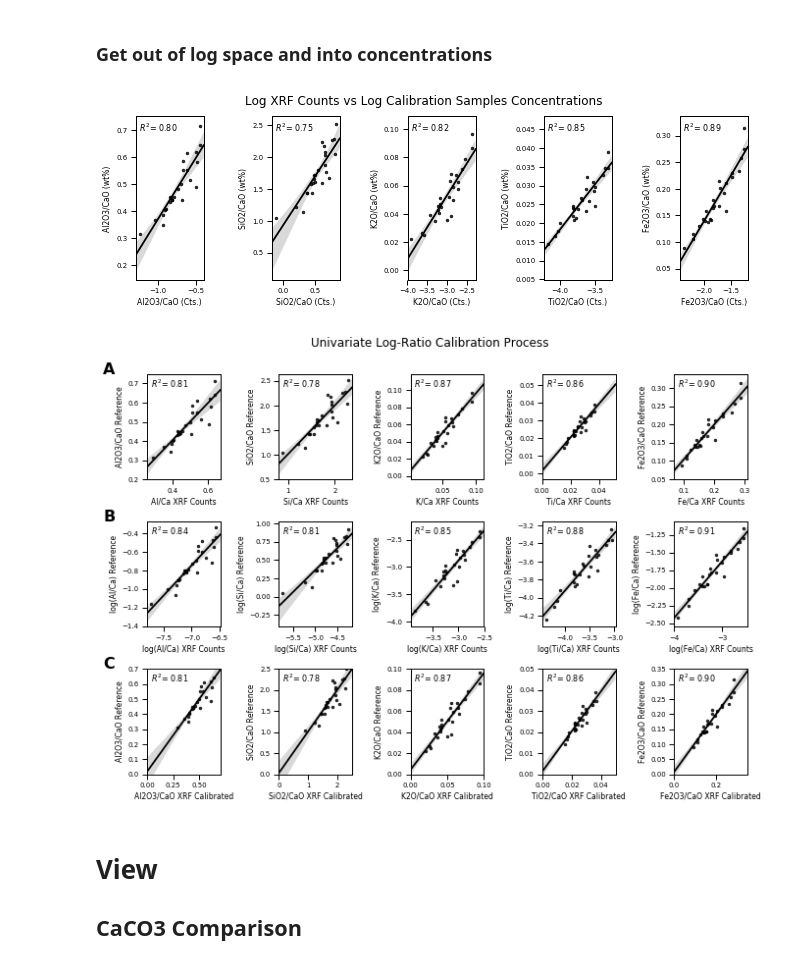
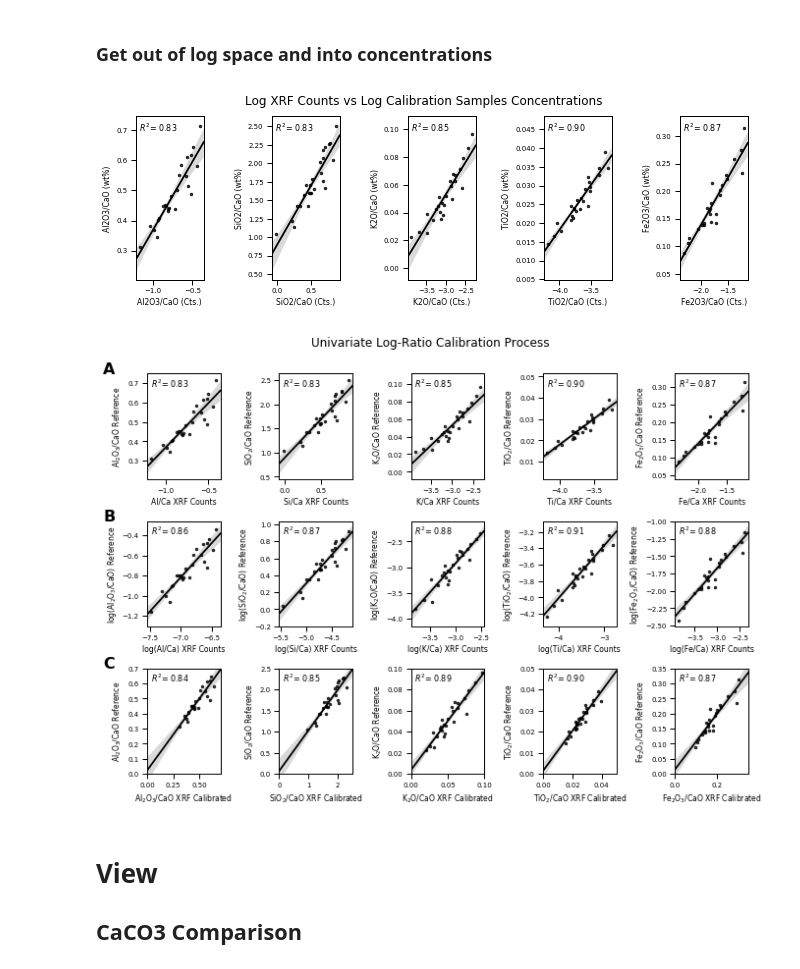
Before and after one commit to danielbabin/U1474_XRF_Data_Report, a Jupyter notebook: Notebooks/xrf_calibration.ipynb, the cells around one changed output. Cells and saved outputs as stored; diff of their text form; code cells hidden in the pictures.

```diff
--- a/Notebooks/xrf_calibration.ipynb
+++ b/Notebooks/xrf_calibration.ipynb
@@ -289,13 +252,14 @@ for i,e in enumerate(e_list):
     ((xrf[xrf['SectionLabel'] == 'U1474D_8H3'][e])).plot(ax=axes[i,0])
     axes[i,0].set_ylabel(e+' counts')
     axes[i,0].set_xlabel('')
-axes[4,0].set_xlabel('Depth CCSF (m)')
+axes[4,0].set_xlabel('Depth (m CCSF)')
 
 for i,e in enumerate(e_list):
     (xrf[e]/xrf['Ca']).loc[62:66].plot(ax=axes[i,1])
     ((xrf[xrf['SectionLabel'] == 'U1474D_8H3'][e])/(xrf[xrf['SectionLabel'] == 'U1474D_8H3']['Ca'])).plot(ax=axes[i,1])
     axes[i,1].set_ylabel(e+'/Ca Ratio (Counts)')
-axes[4,0].set_xlabel('Depth CCSF (m)')
+axes[4,0].set_xlabel('Depth (m CCSF)')
+axes[4,1].set_xlabel('Depth (m CCSF)')
 
 plt.suptitle('U1474-D-8H3',size=10)
 plt.subplots_adjust(wspace=.9,hspace=0,top=.94,bottom=.07,right=.85,left=.15)
@@ -440,6 +404,6 @@ It is common to calibrate X-Ray Flourescense data with well constrained concentr
 At this point, we can assess the quality of our raw data by comparing the xrf counts, relative abundances, to absolute concentrations from our calibration dataset
 ### Import Calibration Dataset
 # %%
-reference_conc_raw=pd.read_csv(data_path+'calibration_samples.csv')
-reference_conc_raw.set_index('Depth CCSF (m)',inplace=True)
+reference_conc_raw=pd.read_csv(table_path+'Table-2 calibration_samples.csv')
+reference_conc_raw.set_index('Top Depth (m CCSF*)',inplace=True)
 reference_conc=reference_conc_raw[['Al2O3','SiO2','K2O','CaO','TiO2','Fe2O3']].copy()
@@ -547,7 +490,7 @@ ref_conc_ratios[str('Fe2O3/'+e)]=reference_conc['Fe2O3']/reference_conc[e]
 First extract counts at depth
 # %%
 cts_check=pd.DataFrame(columns=reference_conc.columns)
-cts_check_ratios=xrf_ratios.reindex(ref_conc_ratios.index,method='nearest')
+cts_check_ratios=xrf_ratios.reindex(ref_conc_ratios.index,method='nearest',tolerance=.02)
 cts_check_ratios.rename(columns={'Al/Ca':'Al2O3/CaO','Si/Ca':'SiO2/CaO','K/Ca':'K2O/CaO',
                                  'Ca/Ca':'CaO/CaO','Ti/Ca':'TiO2/CaO','Fe/Ca':'Fe2O3/CaO'},inplace=True)
 # %% [markdown]
@@ -651,7 +594,7 @@ calibrated.rename(columns={'Al2O3/CaO':'Al2O3','SiO2/CaO':'SiO2','K2O/CaO':'K2O'
 # %%
 calibrated_ratios=np.exp(df_ln_wij_over_wid_xrf)
 # %%
-cts_check_ratios=df_ln_wij_over_wid_xrf.reindex(ref_conc_ratios.index,method='nearest')
+cts_check_ratios=df_ln_wij_over_wid_xrf.reindex(ref_conc_ratios.index,method='nearest',tolerance=.02)
 
 sns.set_context('paper',font_scale=.8)
 fig,axes=plt.subplots(ncols=5,nrows=1,figsize=(10,3))
@@ -668,9 +611,10 @@ for i,col in enumerate(ref_conc_ratios.columns):
 plt.suptitle('Log XRF Counts vs Log Calibration Samples Concentrations',size=12)
 plt.subplots_adjust(hspace=.2,wspace=1,right=.95,left=.1)
 # %% [output]
-[figure, old version]
+[figure, new version]
 # %%
 label_list=['Al/Ca','Si/Ca','K/Ca','Ti/Ca','Fe/Ca']
+oxide_labels=['Al$_2$O$_3$/CaO','SiO$_2$/CaO','K$_2$O/CaO','TiO$_2$/CaO','Fe$_2$O$_3$/CaO']
 sns.set_context('paper',font_scale=.8)
 fig,axes=plt.subplots(ncols=5,nrows=3,figsize=(10,7.5))
 for i,col in enumerate(ref_conc_ratios.columns):
@@ -681,7 +625,7 @@ for i,col in enumerate(ref_conc_ratios.columns):
     ax.text(0.05, .97, text,
         verticalalignment='top', horizontalalignment='left',
         transform=ax.transAxes, fontsize=8)
-    ax.set_ylabel(col+' Reference')
+    ax.set_ylabel(oxide_labels[i]+' Reference')
     ax.set_xlabel(label_list[i]+' XRF Counts')
 
 ax.annotate('A',xy=(-7.8,1),xycoords='axes fraction',size=16,fontweight='bold')
@@ -694,37 +638,37 @@ for i,col in enumerate(ref_conc_ratios.columns):
                 color='k',ax=ax,scatter_kws={'s':6})
     text=str('$R^2$= '+r2(np.log(cts_check_ratios[col]),np.log(ref_conc_ratios[col])).astype(str)[:4])
     ax.text(0.05, .97, text,
         verticalalignment='top', horizontalalignment='left',
         transform=ax.transAxes, fontsize=8)
-    ax.set_ylabel('log('+label_list[i]+') Reference')
+    ax.set_ylabel('log('+oxide_labels[i]+') Reference')
     ax.set_xlabel('log('+label_list[i]+') XRF Counts')
 
 ax.annotate('B',xy=(-7.8,1),xycoords='axes fraction',size=16,fontweight='bold')
 
 cts_check_ratios=calibrated_ratios.reindex(ref_conc_ratios.index,method='nearest')
 lims=[(0,.7),(0,2.5),(0,.1),(0,.05),(0,.35)]
 
 for i,col in enumerate(ref_conc_ratios.columns):
     ax=plt.subplot(3,5,i+11)
     ax.set_xlim(lims[i][0],lims[i][1])
     ax.set_ylim(lims[i][0],lims[i][1])
     sns.regplot(cts_check_ratios[col],ref_conc_ratios[col],
                 color='k',ax=ax,scatter_kws={'s':6})
     text=str('$R^2$= '+r2(cts_check_ratios[col],ref_conc_ratios[col]).astype(str)[:4])
     ax.text(0.05, .97, text,
         verticalalignment='top', horizontalalignment='left',
         transform=ax.transAxes, fontsize=8)
-    ax.set_ylabel(col+' Reference')
-    ax.set_xlabel(col+' XRF Calibrated')
+    ax.set_ylabel(oxide_labels[i]+' Reference')
+    ax.set_xlabel(oxide_labels[i]+' XRF Calibrated')
 
 
 ax.annotate('C',xy=(-7.8,1),xycoords='axes fraction',size=16,fontweight='bold')
 
 plt.suptitle('Univariate Log-Ratio Calibration Process',size=12,y=.95)
 plt.subplots_adjust(hspace=.4,wspace=.8,right=.95,left=.1)
 fig.savefig(figure_path+'Figure-7 process.png',dpi=500)
 # %% [output]
-[figure, old version]
+[figure, new version]
 # %% [markdown]
 # View
 ## CaCO3 Comparison
```
Also changed, not shown: parts of 41 cells of this notebook, 46 other files.
